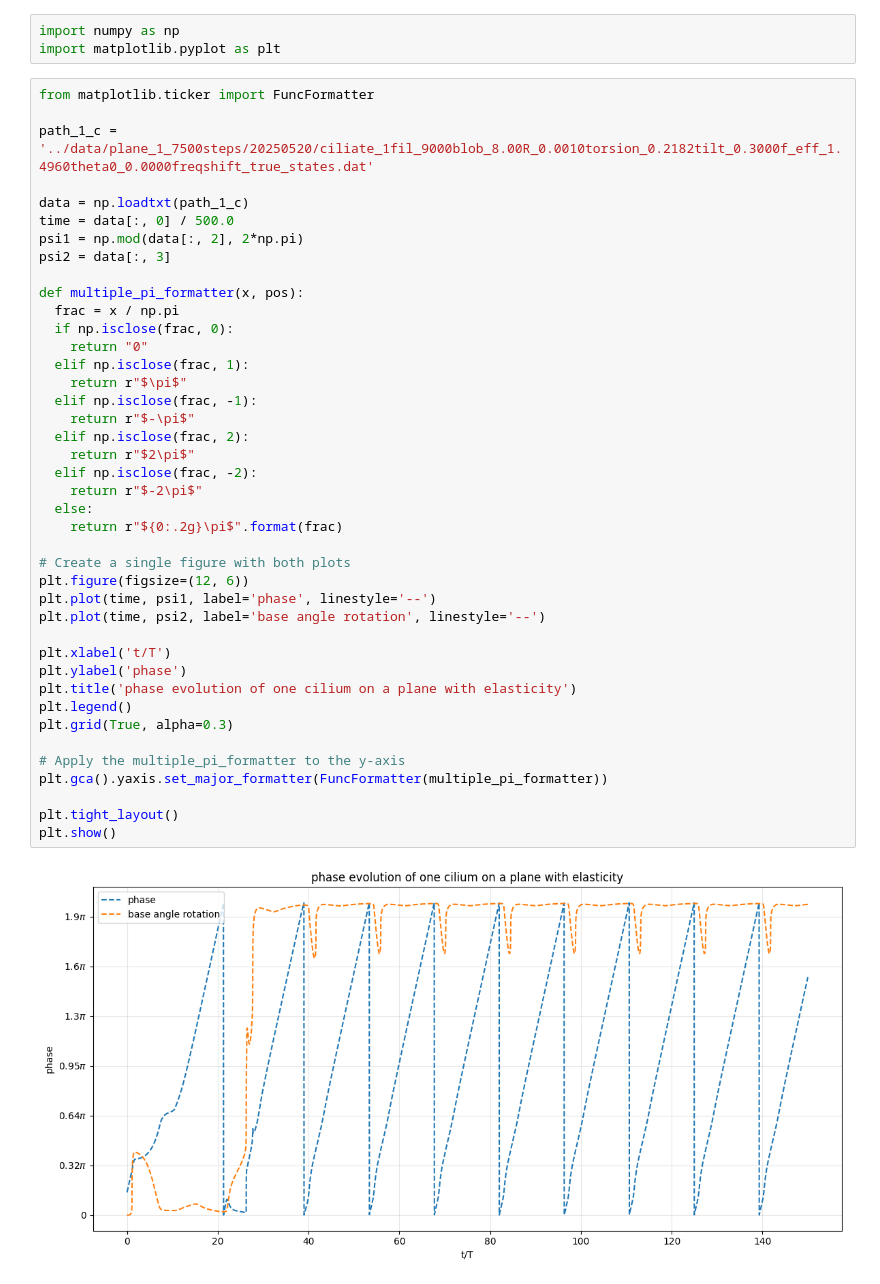
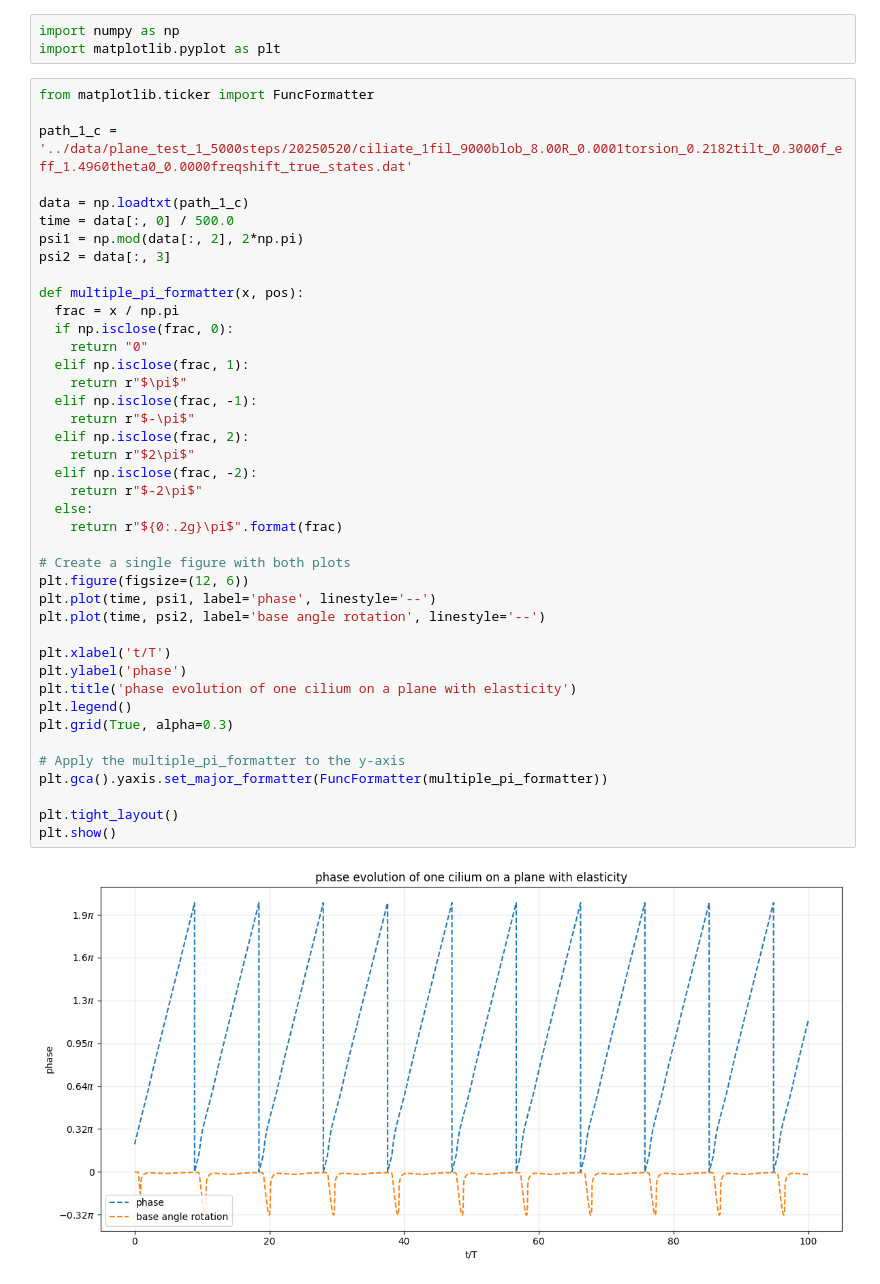
Before and after one commit to Biofluid-Dynamics-Group/cuda-filaments, a Jupyter notebook: analysis/view_phase.ipynb, the cells around one changed output. Cells and saved outputs as stored; diff of their text form.

```diff
--- a/analysis/view_phase.ipynb
+++ b/analysis/view_phase.ipynb
@@ -4,7 +4,7 @@ import matplotlib.pyplot as plt
 # %%
 from matplotlib.ticker import FuncFormatter
 
-path_1_c = '../data/plane_1_7500steps/20250520/ciliate_1fil_9000blob_8.00R_0.0010torsion_0.2182tilt_0.3000f_eff_1.4960theta0_0.0000freqshift_true_states.dat'
+path_1_c = '../data/plane_test_1_5000steps/20250520/ciliate_1fil_9000blob_8.00R_0.0001torsion_0.2182tilt_0.3000f_eff_1.4960theta0_0.0000freqshift_true_states.dat'
 
 data = np.loadtxt(path_1_c)
 time = data[:, 0] / 500.0
@@ -16,31 +16,31 @@ def multiple_pi_formatter(x, pos):
   if np.isclose(frac, 0):
     return "0"
   elif np.isclose(frac, 1):
     return r"$\pi$"
   elif np.isclose(frac, -1):
     return r"$-\pi$"
   elif np.isclose(frac, 2):
     return r"$2\pi$"
   elif np.isclose(frac, -2):
     return r"$-2\pi$"
   else:
     return r"${0:.2g}\pi$".format(frac)
 
 # Create a single figure with both plots
 plt.figure(figsize=(12, 6))
 plt.plot(time, psi1, label='phase', linestyle='--')
 plt.plot(time, psi2, label='base angle rotation', linestyle='--')
 
 plt.xlabel('t/T')
 plt.ylabel('phase')
 plt.title('phase evolution of one cilium on a plane with elasticity')
 plt.legend()
 plt.grid(True, alpha=0.3)
 
 # Apply the multiple_pi_formatter to the y-axis
 plt.gca().yaxis.set_major_formatter(FuncFormatter(multiple_pi_formatter))
 
 plt.tight_layout()
 plt.show()
 # %% [output]
-[figure, old version]
+[figure, new version]
```
Also changed, not shown: parts of 1 cell of this notebook, 4 other files.
